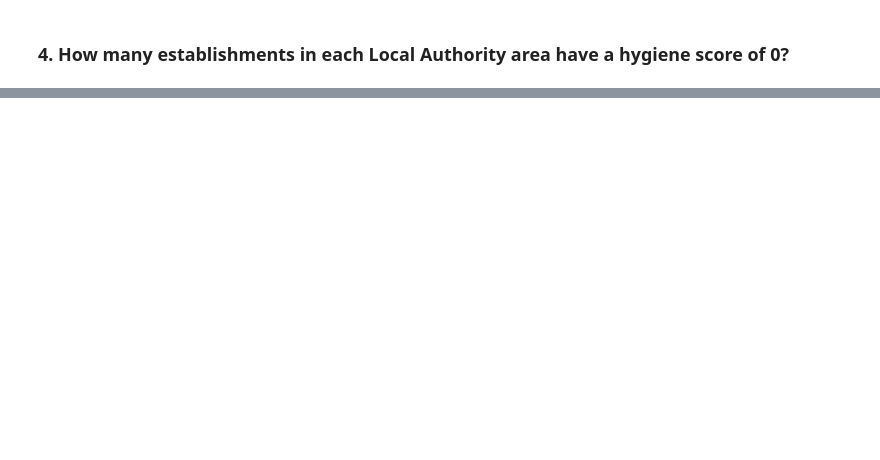
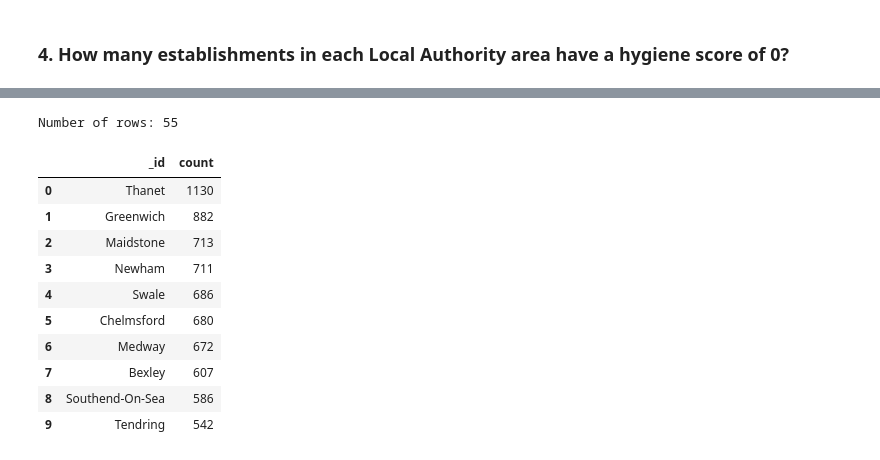
Before and after one commit to HunterStilwell/nosql-challenge, a Jupyter notebook: NoSQL_analysis_starter.ipynb, the cells around one changed output, grey strips where cells are left out. Saved outputs shown, nothing was run; the diff lists cells and outputs as text; code cells hidden in the pictures; blank space fills up the shorter version.

```diff
--- a/NoSQL_analysis_starter.ipynb
+++ b/NoSQL_analysis_starter.ipynb
@@ -157,7 +190,15 @@ sort =
 # 1. Matches establishments with a hygiene score of 0
 # 2. Groups the matches by Local Authority
 # 3. Sorts the matches from highest to lowest
+match4 = {'$match': {'scores.Hygiene': 0}}
+group4 = {'$group': {'_id': '$LocalAuthorityName', 'count': {'$sum': 1}}}
+sort4 = {'$sort': {'count': -1}}
+pipeline = [match4, group4, sort4]
+
+results4 = list(establishments.aggregate(pipeline))
 
 # Print the number of documents in the result
+print(f"Number of documents in the result: {len(results4)}")
 
 # Print the first 10 results
+pprint(results4[0:10])
@@ -164,6 +217,22 @@ sort =
 # %%
 # Convert the result to a Pandas DataFrame
+resultsDF4 = pd.DataFrame(results4)
 
 # Display the number of rows in the DataFrame
+print(f"Number of rows: {len(resultsDF4)}")
 
 # Display the first 10 rows of the DataFrame
+resultsDF4.head(10)
+# %% [output]
+Number of rows: 55
+|  | _id | count |
+| 0 | Thanet | 1130 |
+| 1 | Greenwich | 882 |
+| 2 | Maidstone | 713 |
+| 3 | Newham | 711 |
+| 4 | Swale | 686 |
+| 5 | Chelmsford | 680 |
+| 6 | Medway | 672 |
+| 7 | Bexley | 607 |
+| 8 | Southend-On-Sea | 586 |
+| 9 | Tendring | 542 |
```
Also changed, not shown: parts of 5 cells of this notebook, 1 other file.
